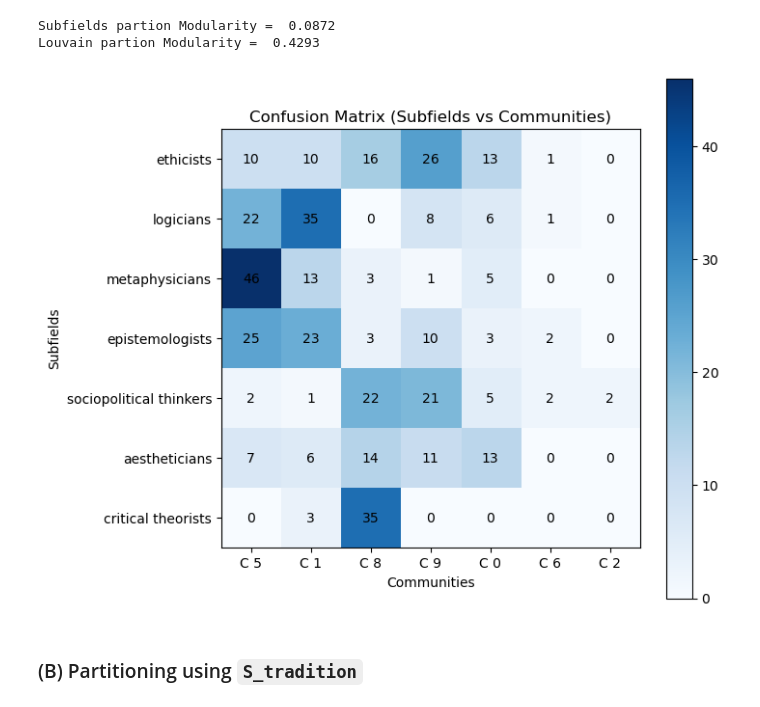
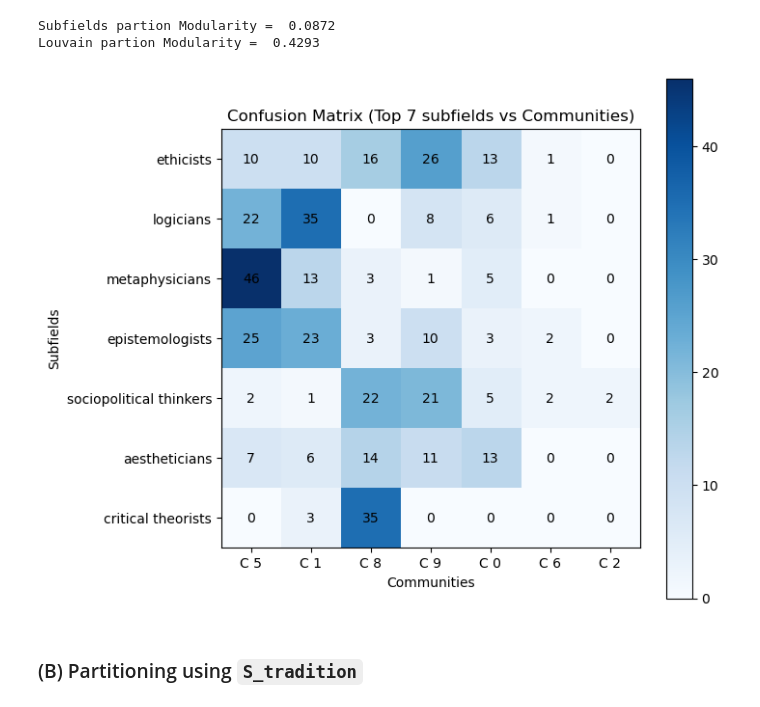
Before and after one commit to medonimario/social-graphs-interactions-2024, a Jupyter notebook: 3_communities.ipynb, the cells around one changed output. Saved outputs shown, nothing was run; the diff lists cells and outputs as text; code cells hidden in the pictures.

```diff
--- a/3_communities.ipynb
+++ b/3_communities.ipynb
@@ -215,7 +215,7 @@ def plot_partition_heatmap(graph, attribute_partition, louvain_partition, attrib
     community_to_index = {community: idx for idx, community in enumerate(top_communities)}
 
     # Step 3: Initialize confusion matrix D
-    D = np.zeros((top_n, top_n), dtype=int)
+    D = np.zeros((len(top_attributes), top_n), dtype=int)
 
     # Step 4: Populate the confusion matrix
     for node in graph.nodes:
@@ -269,13 +269,13 @@ Louvain partion Modularity =  0.4293
 # %%
 plot_partition_heatmap(
     graph=S_subfields,
     attribute_partition=subfields_partition,
     louvain_partition=louvain_partition_S_subfields,
     attribute_name='subfields',
-    title='Confusion Matrix (Subfields vs Communities)'
+    title='Confusion Matrix (Top 7 subfields vs Communities)'
 )
 # %% [output]
-[figure, old version]
+[figure, new version]
 # %% [markdown]
 ### (B) Partitioning using `S_tradition`
 # %%
```
Also changed, not shown: parts of 1 cell of this notebook.
